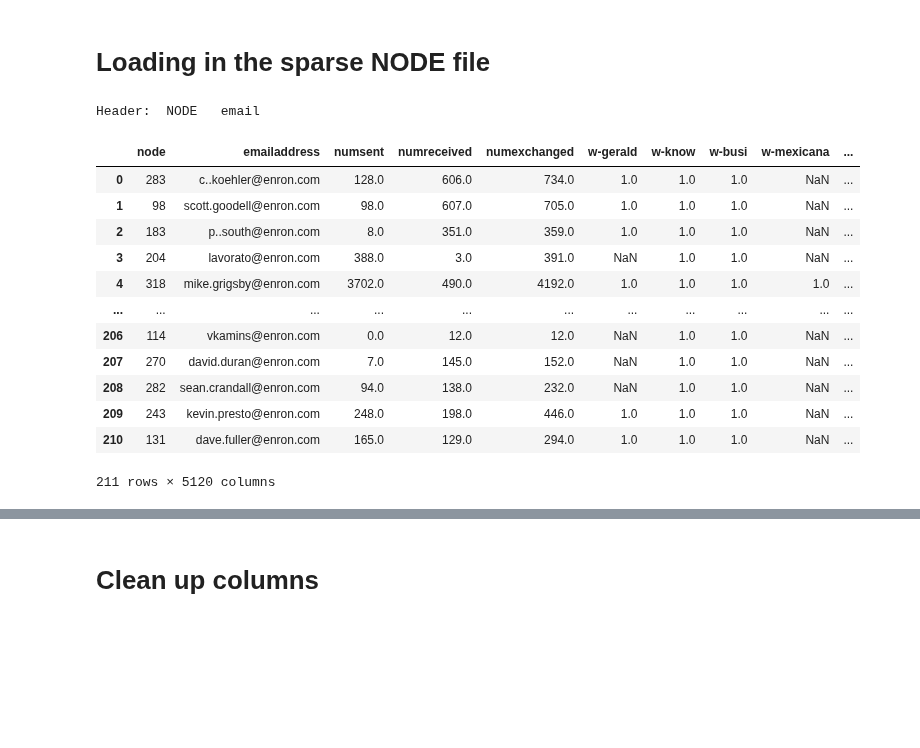
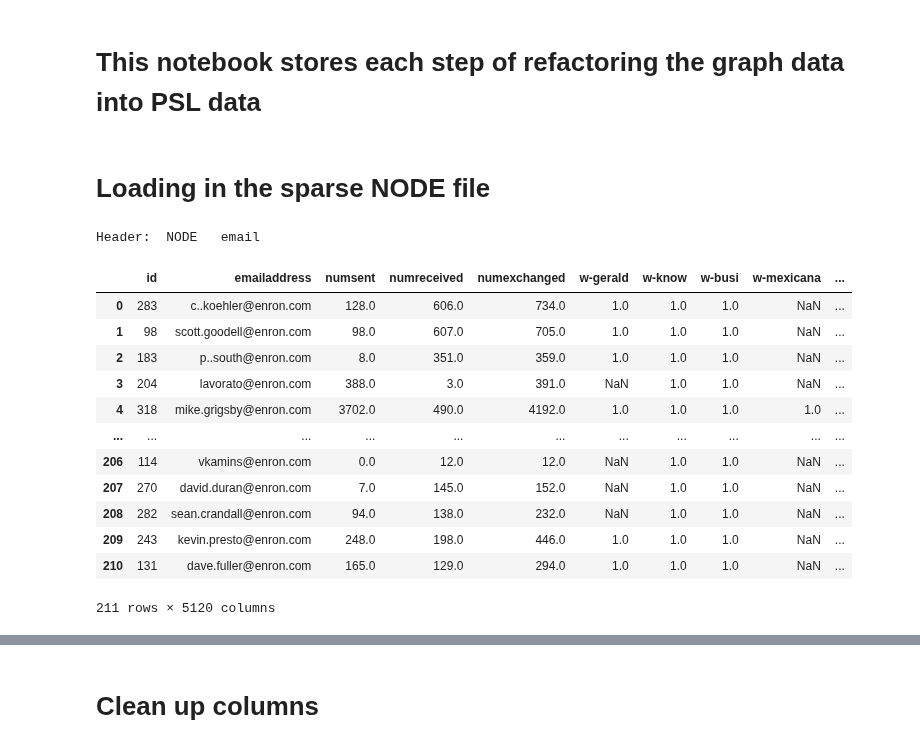
Before and after one commit to linqs/collective-graph-identification, a Jupyter notebook: scripts/Data Refactor.ipynb, the cells around one changed output, grey strips where cells are left out. Cells and saved outputs as stored; diff of their text form; code cells hidden in the pictures; blank space fills up the shorter version.

Commit message:
Generalized the load_table function to work with NODE and EDGE files

```diff
--- a/scripts/Data Refactor.ipynb
+++ b/scripts/Data Refactor.ipynb
@@ -3,3 +1,5 @@
+# %% [markdown]
+# This notebook stores each step of refactoring the graph data into PSL data
 # %%
 import pandas as pd
 import re
@@ -51,9 +59,9 @@ def load_node_table(filename):
 # %%
-email_nodes = load_node_table('../c3/namata-kdd11-data/enron/enron-samples-lowunk/outputgraph/enron.NODE.email.tab')
+email_nodes = load_table('../c3/namata-kdd11-data/enron/enron-samples-lowunk/outputgraph/enron.NODE.email.tab')
 email_nodes
 # %% [output]
 Header:  NODE   email
-|  | node | emailaddress | numsent | numreceived | numexchanged | w-gerald | w-know | w-busi | w-mexicana | ... |
+|  | id | emailaddress | numsent | numreceived | numexchanged | w-gerald | w-know | w-busi | w-mexicana | ... |
 | 0 | 283 | c..koehler@enron.com | 128.0 | 606.0 | 734.0 | 1.0 | 1.0 | 1.0 | NaN | ... |
 | 1 | 98 | scott.goodell@enron.com | 98.0 | 607.0 | 705.0 | 1.0 | 1.0 | 1.0 | NaN | ... |
 | 2 | 183 | p..south@enron.com | 8.0 | 351.0 | 359.0 | 1.0 | 1.0 | 1.0 | NaN | ... |
```
Also changed, not shown: parts of 19 cells of this notebook, 1 other file.
